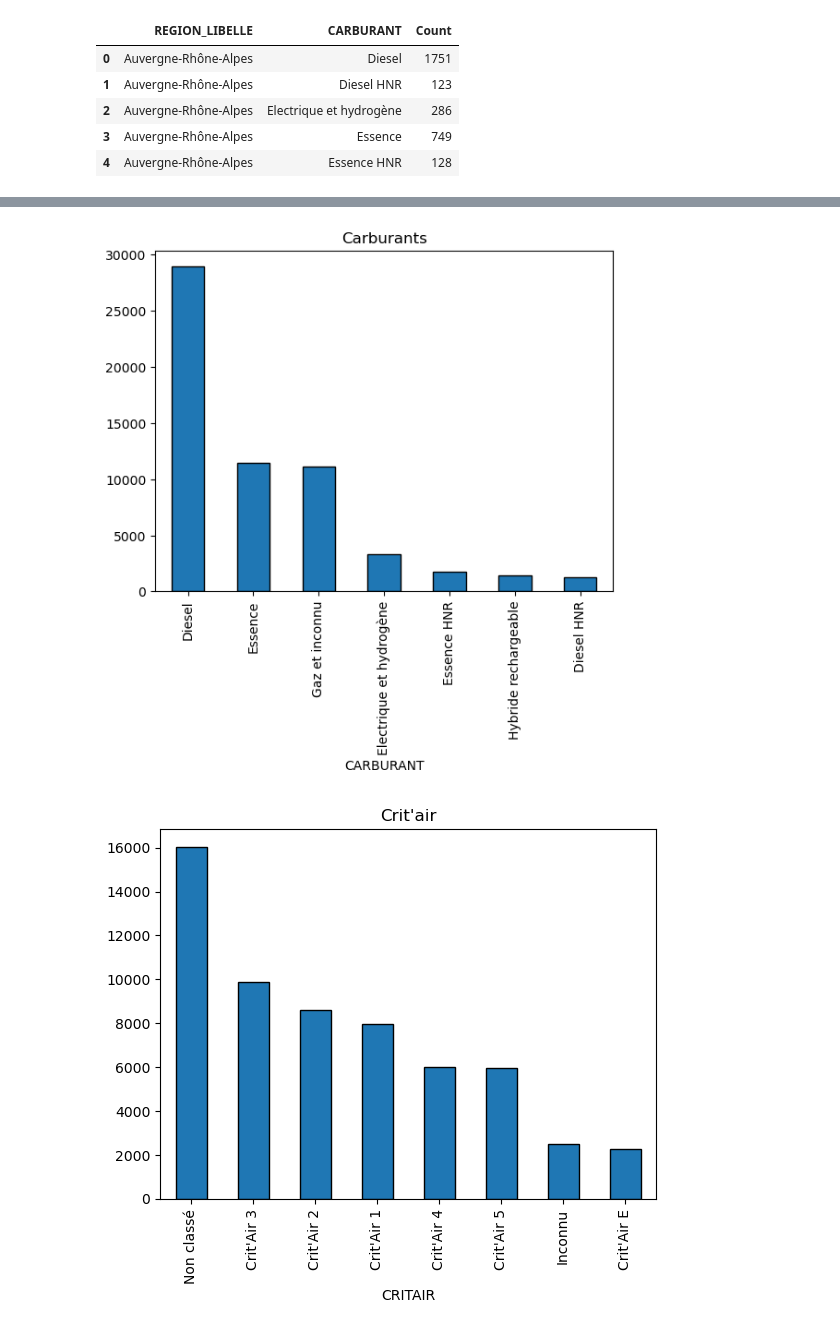
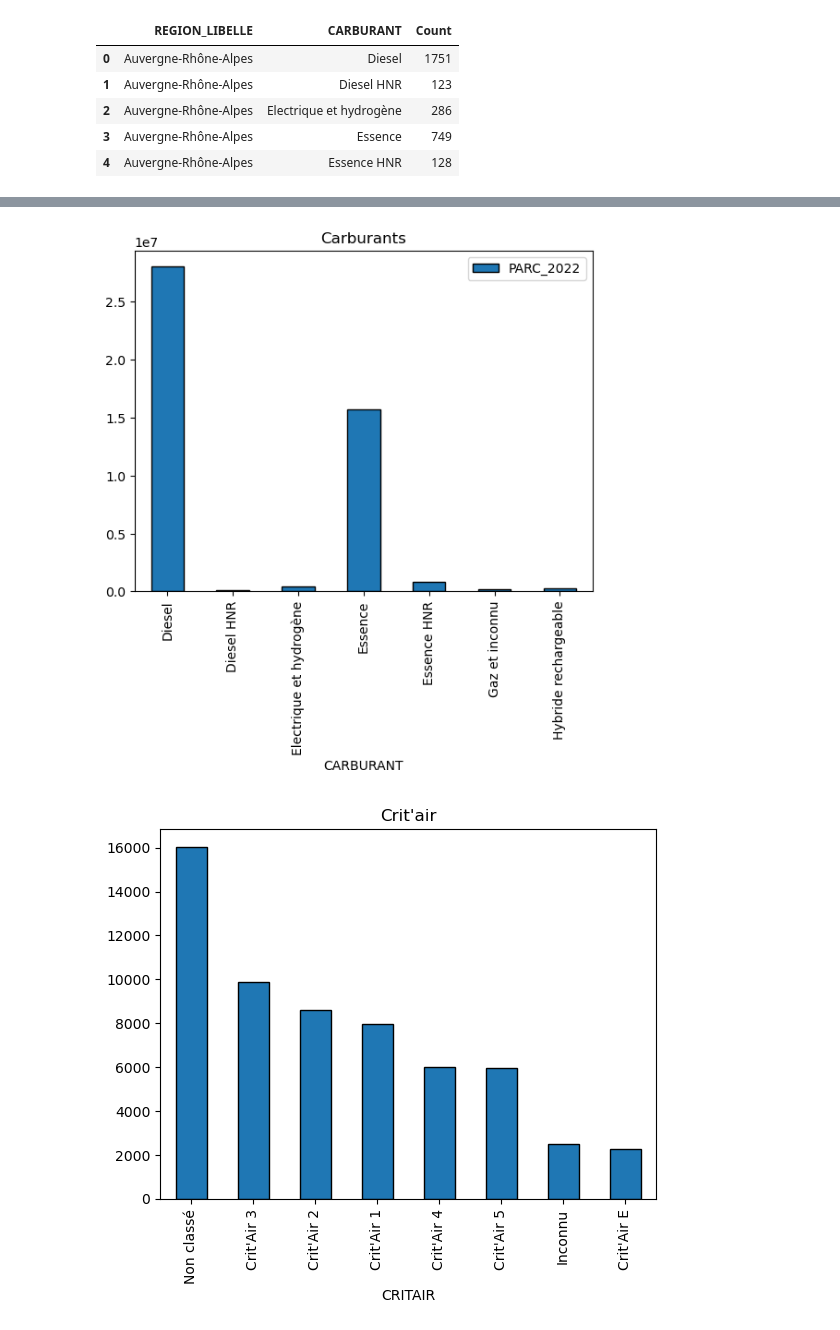
Before and after one commit to TheoLBTN/Projet-Python, a Jupyter notebook: Projet.ipynb, the cells around one changed output, grey strips where cells are left out. Drawn from its saved outputs; the diff is of its cells as text; code cells hidden in the pictures.

```diff
--- a/Projet.ipynb
+++ b/Projet.ipynb
@@ -608,10 +670,10 @@ count_df.head()
 # %%
 #Répartition des différents carburants dans notre échantillon
-data['CARBURANT'].value_counts().plot(kind='bar', edgecolor='black')
+data[['CARBURANT',"PARC_2022"]].groupby(["CARBURANT"]).sum().plot(kind='bar', edgecolor='black')
 plt.title("Carburants")
 plt.show()
 # %% [output]
-[figure, old version]
+[figure, new version]
 # %%
 #Répartition des différentes vignettes critair dans notre échantillon:
 data['CRITAIR'].value_counts().plot(kind='bar', edgecolor='black')
```
Also changed, not shown: parts of 5 cells of this notebook.
